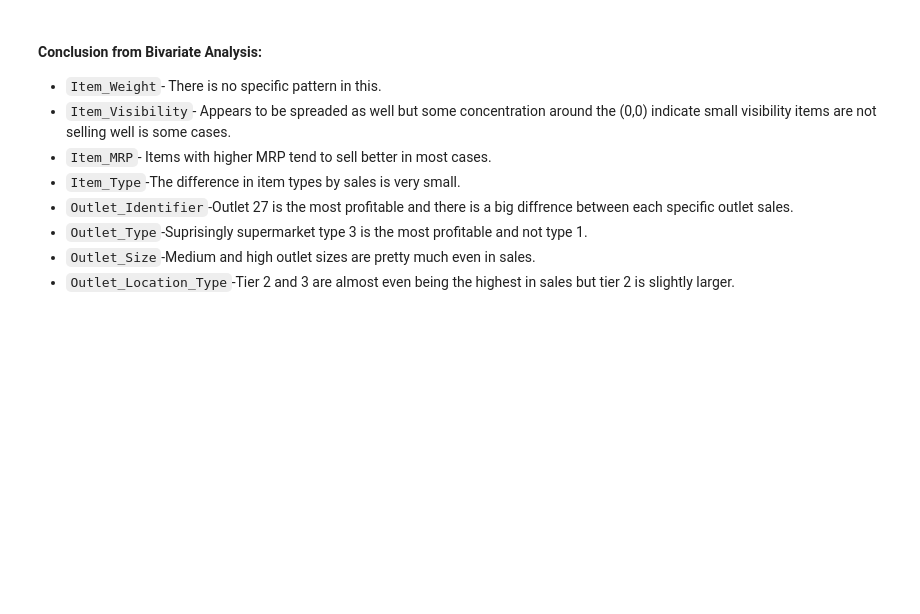
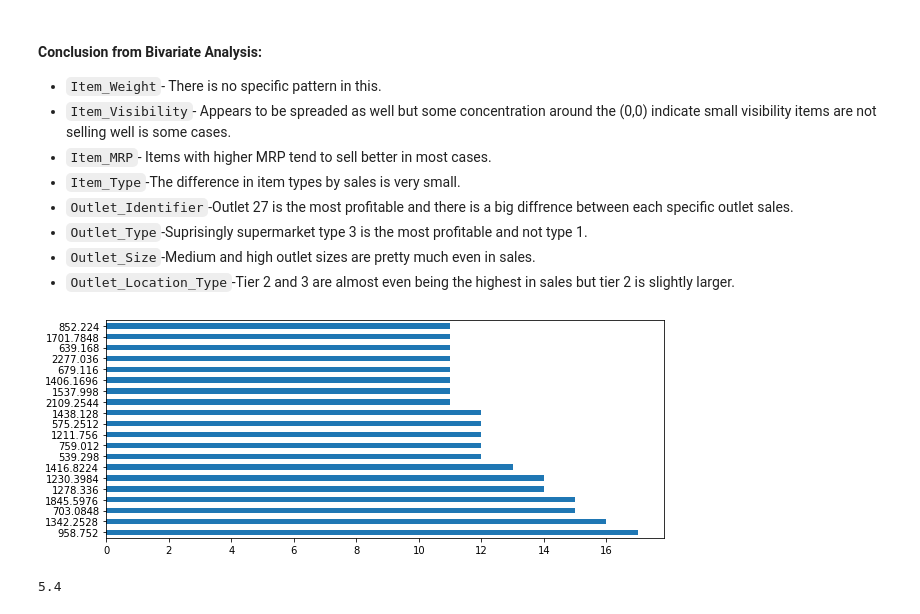
Before and after one commit to RaqeebShaikh12/EDA-BIG-MART-SALES, a Jupyter notebook: EDA_END_TERM_BIG_MART_SALES_(2).ipynb, the cells around one changed output. Drawn from its saved outputs; the diff is of its cells as text; code cells hidden in the pictures; blank space fills up the shorter version.

```diff
--- a/EDA_END_TERM_BIG_MART_SALES_(2).ipynb
+++ b/EDA_END_TERM_BIG_MART_SALES_(2).ipynb
@@ -453,3 +453,12 @@ In this `Tier 3` and `Tier 2` is almost similar in sales just by a small margin
 * `Outlet_Type`-Suprisingly supermarket type 3 is the most profitable and not type 1.
 * `Outlet_Size`-Medium and high outlet sizes are pretty much even in sales.
 * `Outlet_Location_Type`-Tier 2 and 3 are almost even being the highest in sales but tier 2 is slightly larger.
+# %%
+plt.figure(figsize=(10,4))
+inp01= inp0.Item_Outlet_Sales.value_counts().head(20).plot(kind='barh')
+# %% [output]
+[figure, added]
+# %%
+inp0.Item_MRP.value_counts().head(20).mean()
+# %% [output]
+5.4
```
